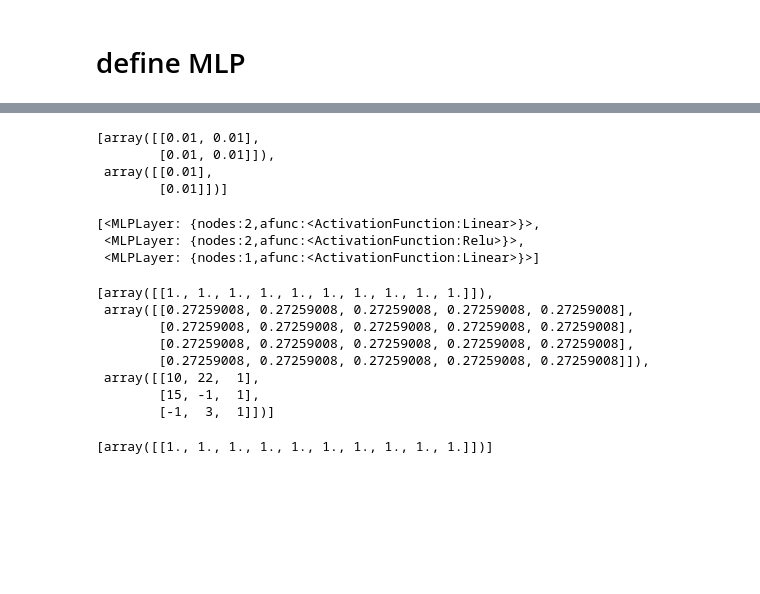
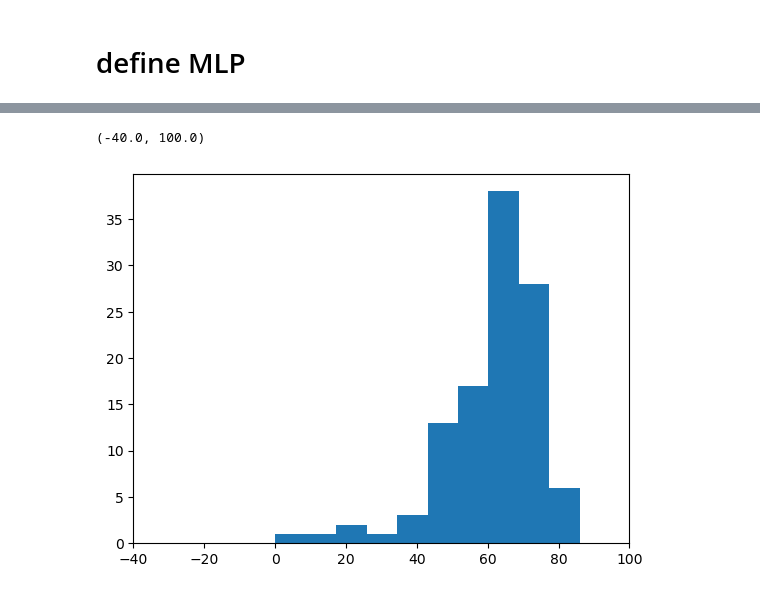
Before and after one commit to justing0909/DS4420_transit_delay_prediction, a Jupyter notebook: DS4420-Project-MLP.ipynb, the cells around one changed output, grey strips where cells are left out. Drawn from its saved outputs; the diff is of its cells as text; code cells hidden in the pictures; blank space fills up the shorter version.

```diff
--- a/DS4420-Project-MLP.ipynb
+++ b/DS4420-Project-MLP.ipynb
@@ -481,11 +403,0 @@ mlp.weights
-# %%
-mlp = MLP()
-mlp.add_layer(5,LinearAF()) # input x
-mlp.add_layer(10,LinearAF())   # hidden layer #1
-mlp.add_layer(20,LinearAF())   # hidden layer #2
-mlp.add_layer(1,ReluAF())   # prediction f_w(x)
-mlp._init_weights()
-
-e_list = mlp.gd(x.T,y.T,
-                eta=0.00000001,
-                iters=10000,debug=False)
@@ -544,2 +413,2 @@ e_list[0:-1:500]
 # %%
-y_pred = mlp.fw(x.T)
+y_pred = mlp.fw(x_train.T).astype(int)
@@ -554,2 +414,0 @@ y.shape
-# %%
-y_pred = y_pred.astype(float).flatten()
@@ -649,13 +419,0 @@ array([[0.0026, 0.0006, 0.    , 0.0052, 0.0016, 0.001 , 0.0018, 0.0078,
-# %%
-mlp.weights
-# %% [output]
-[array([[0.01, 0.01],
-        [0.01, 0.01]]),
- array([[0.01],
-        [0.01]])]
-# %%
-mlp.layers
-# %% [output]
-[<MLPLayer: {nodes:2,afunc:<ActivationFunction:Linear>}>,
- <MLPLayer: {nodes:2,afunc:<ActivationFunction:Relu>}>,
- <MLPLayer: {nodes:1,afunc:<ActivationFunction:Linear>}>]
@@ -680,16 +420,6 @@ def bp_fw_list(idx,loss):
-# %%
-bp_fw_list(1,np.ones((1,10))) # get w2
-# %% [output]
-[array([[1., 1., 1., 1., 1., 1., 1., 1., 1., 1.]]),
- array([[0.27259008, 0.27259008, 0.27259008, 0.27259008, 0.27259008],
-        [0.27259008, 0.27259008, 0.27259008, 0.27259008, 0.27259008],
-        [0.27259008, 0.27259008, 0.27259008, 0.27259008, 0.27259008],
-        [0.27259008, 0.27259008, 0.27259008, 0.27259008, 0.27259008]]),
- array([[10, 22,  1],
-        [15, -1,  1],
-        [-1,  3,  1]])]
-# %%
-bp0 = bp_fw_list(0,np.ones((1,10))) # get w1
-bp0
-# %% [output]
-[array([[1., 1., 1., 1., 1., 1., 1., 1., 1., 1.]])]
+# %%
+plt.hist(y_pred.astype(int).flatten())
+plt.xlim(-40,100)
+# %% [output]
+(-40.0, 100.0)
+[figure, added]
```
Also changed, not shown: parts of 56 cells of this notebook.
